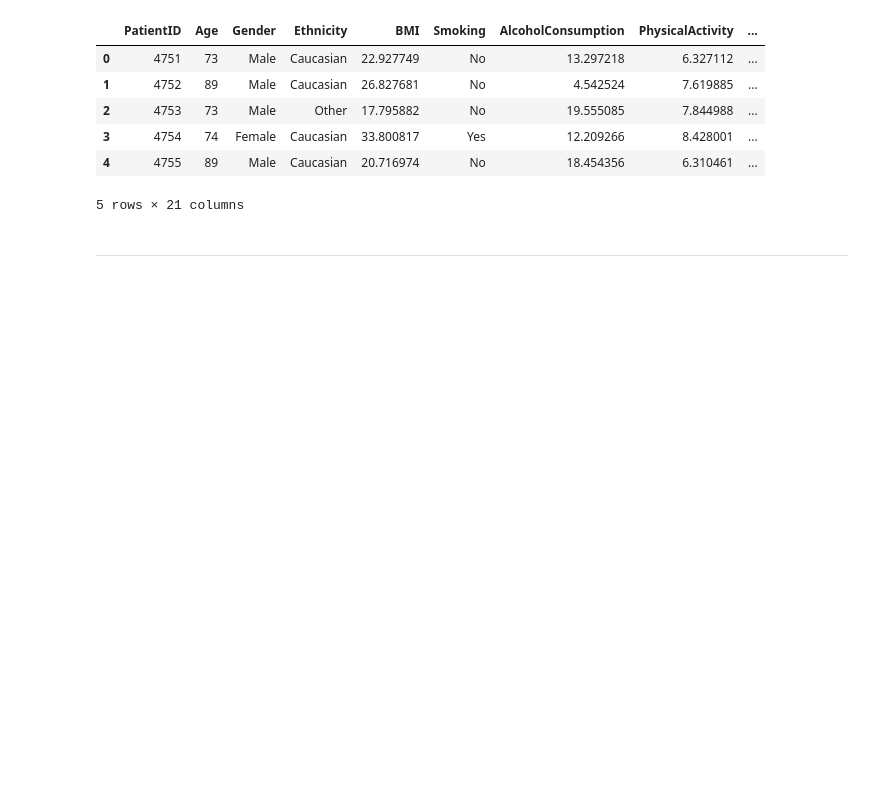
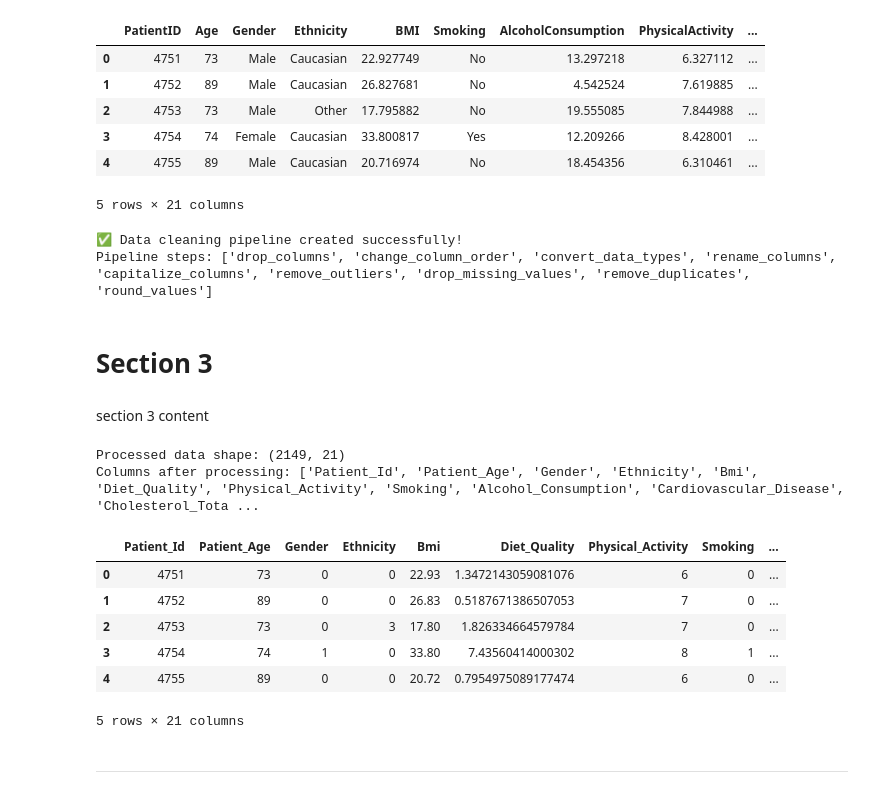
Before and after one commit to FrankiePB95/healthcare-and-public-health, a Jupyter notebook: jupyter_notebooks/data_cleaning_manipulation_and_analysis.ipynb, the cells around one changed output. Drawn from its saved outputs; the diff is of its cells as text; code cells hidden in the pictures; blank space fills up the shorter version.

```diff
--- a/jupyter_notebooks/data_cleaning_manipulation_and_analysis.ipynb
+++ b/jupyter_notebooks/data_cleaning_manipulation_and_analysis.ipynb
@@ -183,6 +180,3 @@ Available columns:
 ['PatientID', 'Age', 'Gender', 'Ethnicity', 'EducationLevel', 'BMI', 'Smoking', 'AlcoholConsumption', 'PhysicalActivity', 'DietQuality', 'SleepQuality', 'FamilyHistoryAlzheimers', 'CardiovascularDisea ...
 
 Dataset shape: (2149, 35)
-# %%
-df = df.rename(columns={"ADL": "ActivitiesOfDailyLiving"}) # Make more descriptive
-df
@@ -205,6 +182,0 @@ Drop columns for a more greater focus on certain/particular areas, as well as a
-# %%
-df.drop(columns=["EducationLevel", "SleepQuality", "FamilyHistoryAlzheimers", "Diabetes", "HeadInjury", "Hypertension", "SystolicBP", "DiastolicBP", "CholesterolLDL", "CholesterolHDL", "CholesterolTriglycerides", "Confusion", "Disorientation", "Forgetfulness"], inplace=True)
-df
-print("Available columns:")
-print(df.columns.tolist())
-print(f"\nDataset shape: {df.shape}")
@@ -361,8 +312,10 @@ def drop_columns(df):
 
 # change column locations
 def change_column_location(df):
-    change_column_location = ["PatientID", "Age", "Gender", "Ethnicity", "BMI", "DietQuality", "PhysicalActivity", "Smoking", "AlcoholConsumption", "CardiovascularDisease", "CholesterolTotal", "FunctionalAssessment", "ADL", "DifficultyCompletingTasks", "MMSE", "MemoryComplaints", "BehavioralProblems", "PersonalityChanges", "Depression", "Diagnosis", "DoctorInCharge"]
-    return df
+    new_column_order = ["PatientID", "Age", "Gender", "Ethnicity", "BMI", "DietQuality", "PhysicalActivity", "Smoking", "AlcoholConsumption", "CardiovascularDisease", "CholesterolTotal", "FunctionalAssessment", "ADL", "MMSE", "MemoryComplaints", "BehavioralProblems", "PersonalityChanges", "DifficultyCompletingTasks", "Depression", "Diagnosis", "DoctorInCharge"]
+    # Only include columns that actually exist in the dataframe
+    existing_columns = [col for col in new_column_order if col in df.columns]
+    return df[existing_columns]
 
 # convert data types
 def convert_data_types(df):
@@ -475,3 +428,39 @@ capitalize_columns_transformer = FunctionTransformer(capitalize_columns)
 drop_missing_values_transformer = FunctionTransformer(drop_missing_values)
 remove_duplicates_transformer = FunctionTransformer(remove_duplicates)
 round_values_transformer = FunctionTransformer(round_values)
+
+# create data cleaning pipeline
+data_cleaning_pipeline = Pipeline([
+    ("drop_columns", drop_columns_transformer),
+    ("change_column_order", change_column_location_transformer),
+    ("convert_data_types", convert_data_types_transformer),
+    ("rename_columns", rename_columns_transformer),
+    ("capitalize_columns", capitalize_columns_transformer),
+    ("remove_outliers", remove_outliers_transformer),
+    ("drop_missing_values", drop_missing_values_transformer),
+    ("remove_duplicates", remove_duplicates_transformer),
+    ("round_values", round_values_transformer)
+])
+# %% [output]
+✅ Data cleaning pipeline created successfully!
+Pipeline steps: ['drop_columns', 'change_column_order', 'convert_data_types', 'rename_columns', 'capitalize_columns', 'remove_outliers', 'drop_missing_values', 'remove_duplicates', 'round_values']
+# %% [markdown]
+# Section 3
+# %% [markdown]
+section 3 content
+# %%
+# Apply the pipeline to dataframe
+processed_df = data_cleaning_pipeline.fit_transform(df)
+
+# Display the first few rows of cleaned data
+processed_df.head()
+# %% [output]
+Processed data shape: (2149, 21)
+Columns after processing: ['Patient_Id', 'Patient_Age', 'Gender', 'Ethnicity', 'Bmi', 'Diet_Quality', 'Physical_Activity', 'Smoking', 'Alcohol_Consumption', 'Cardiovascular_Disease', 'Cholesterol_Tota ...
+|  | Patient_Id | Patient_Age | Gender | Ethnicity | Bmi | Diet_Quality | Physical_Activity | Smoking | ... |
+| 0 | 4751 | 73 | 0 | 0 | 22.93 | 1.3472143059081076 | 6 | 0 | ... |
+| 1 | 4752 | 89 | 0 | 0 | 26.83 | 0.5187671386507053 | 7 | 0 | ... |
+| 2 | 4753 | 73 | 0 | 3 | 17.80 | 1.826334664579784 | 7 | 0 | ... |
+| 3 | 4754 | 74 | 1 | 0 | 33.80 | 7.43560414000302 | 8 | 1 | ... |
+| 4 | 4755 | 89 | 0 | 0 | 20.72 | 0.7954975089177474 | 6 | 0 | ... |
+5 rows × 21 columns
```
Also changed, not shown: parts of 8 cells of this notebook.
